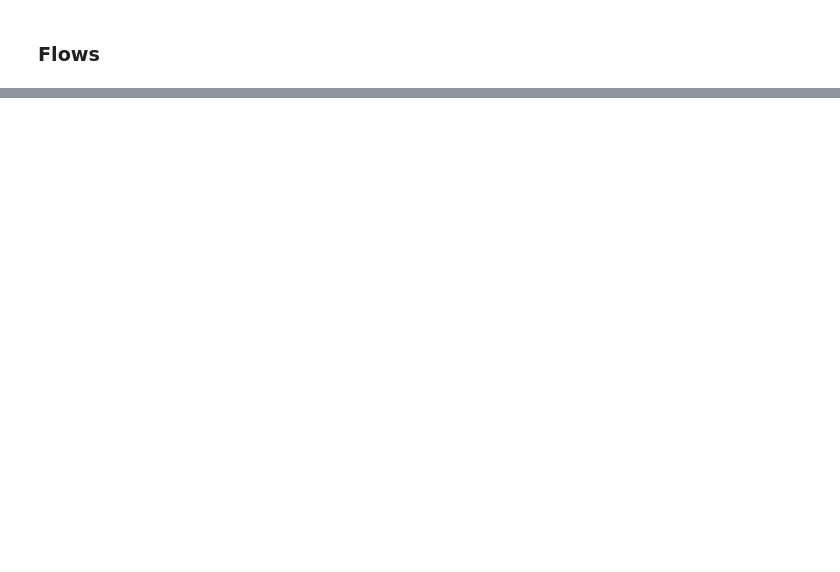
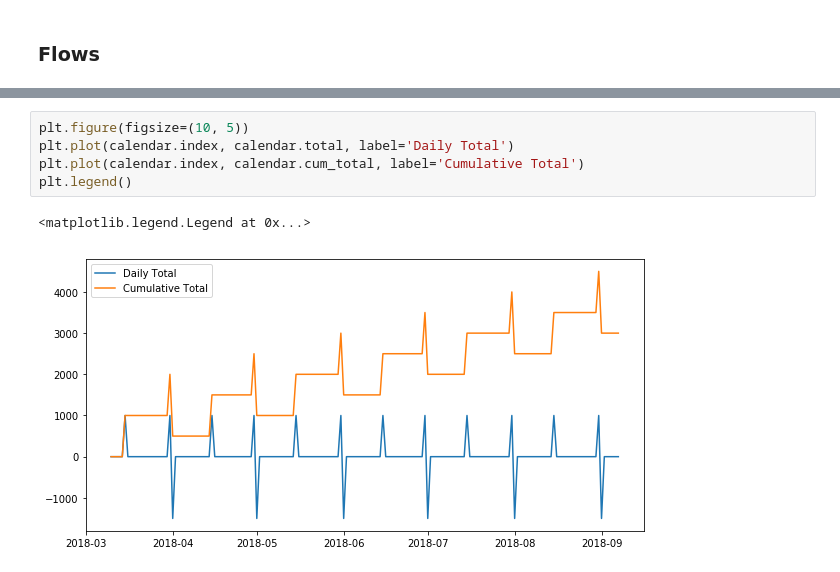
Before and after one commit to moisesvw/pyfinance, a Jupyter notebook: Budget.ipynb, the cells around one changed output, grey strips where cells are left out. Cells and saved outputs as stored; diff of their text form; blank space fills up the shorter version.

Commit message:
visualize budget

```diff
--- a/Budget.ipynb
+++ b/Budget.ipynb
@@ -151,0 +166,8 @@ KeyError: 'total'
+# %%
+plt.figure(figsize=(10, 5))
+plt.plot(calendar.index, calendar.total, label='Daily Total')
+plt.plot(calendar.index, calendar.cum_total, label='Cumulative Total')
+plt.legend()
+# %% [output]
+<matplotlib.legend.Legend at 0x...>
+[figure, added]
```
Also changed, not shown: parts of 25 cells of this notebook.
